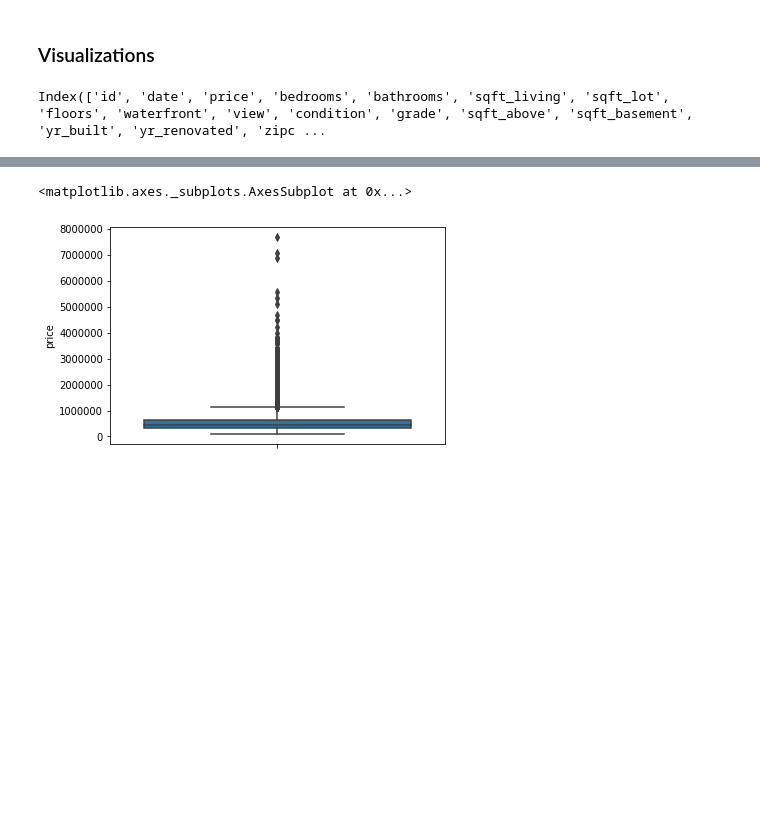
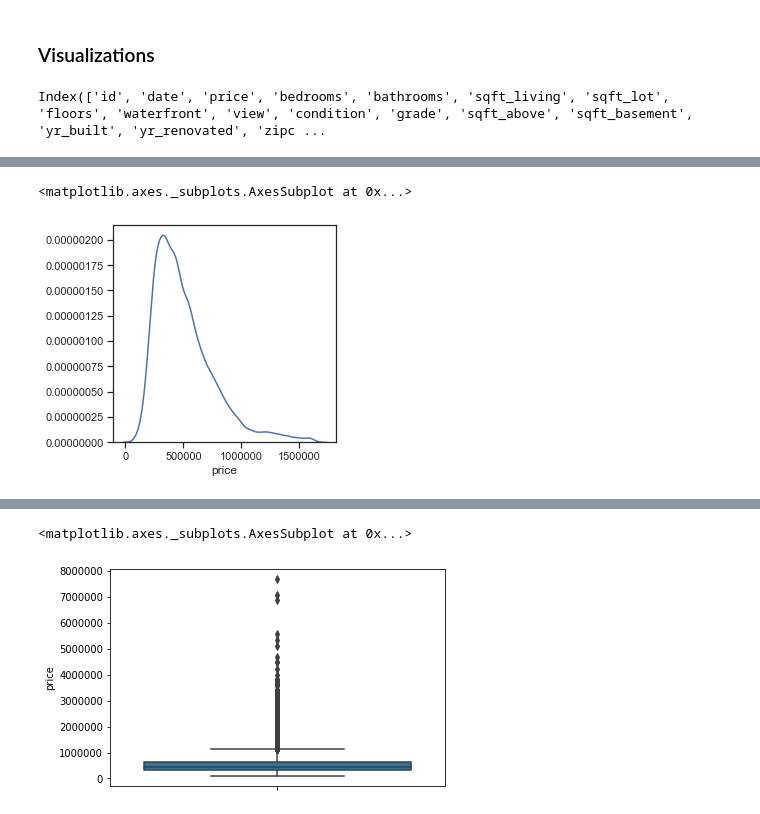
Before and after one commit to TaraRosen/kc_housing_pred, a Jupyter notebook: king_county_housing_predictions.ipynb, the cells around one changed output, grey strips where cells are left out. Cells and saved outputs as stored; diff of their text form; code cells hidden in the pictures; blank space fills up the shorter version.

```diff
--- a/king_county_housing_predictions.ipynb
+++ b/king_county_housing_predictions.ipynb
@@ -285,0 +290,11 @@ sns.distplot(df['price'], rug = True, hist = False)
+# %%
+# removing the outliers than are greater than or equal to 3 standard deviations from the mean, which is
+# 0.3% of the data
+
+df = df[(np.abs(stats.zscore(df.price)) < 3)]
+# %%
+plt.figure(figsize=(4, 4))
+sns.distplot(df['price'], rug = False, hist = False)
+# %% [output]
+<matplotlib.axes._subplots.AxesSubplot at 0x...>
+[figure, added]
```
Also changed, not shown: parts of 17 cells of this notebook.
